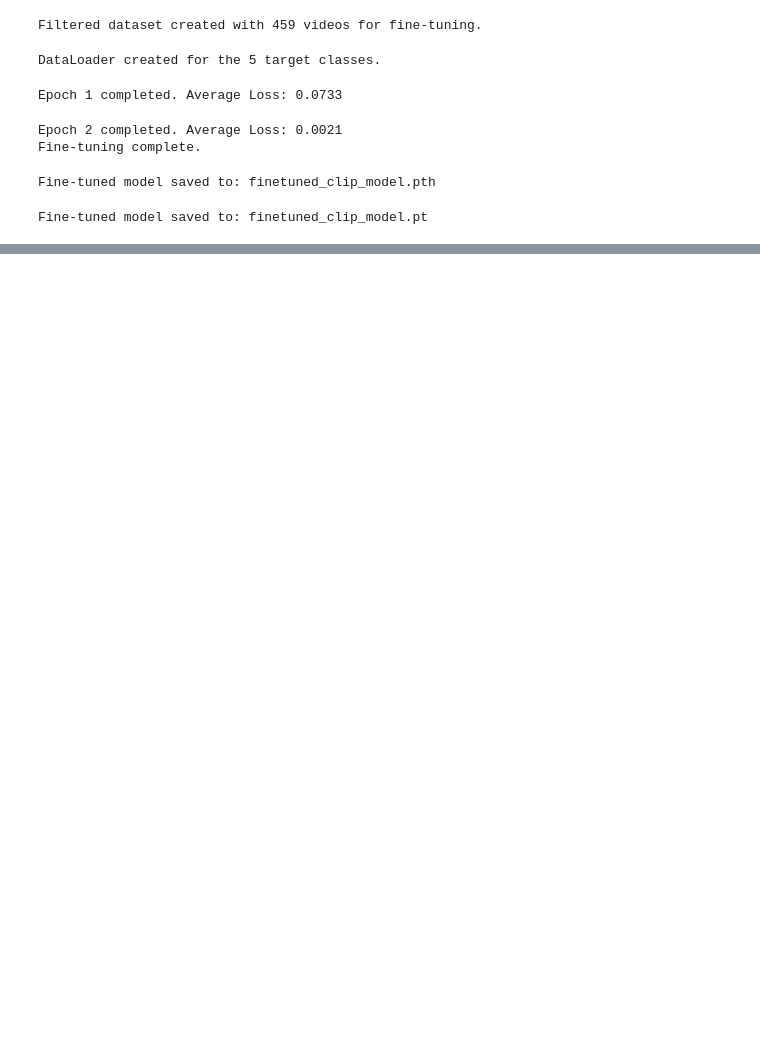
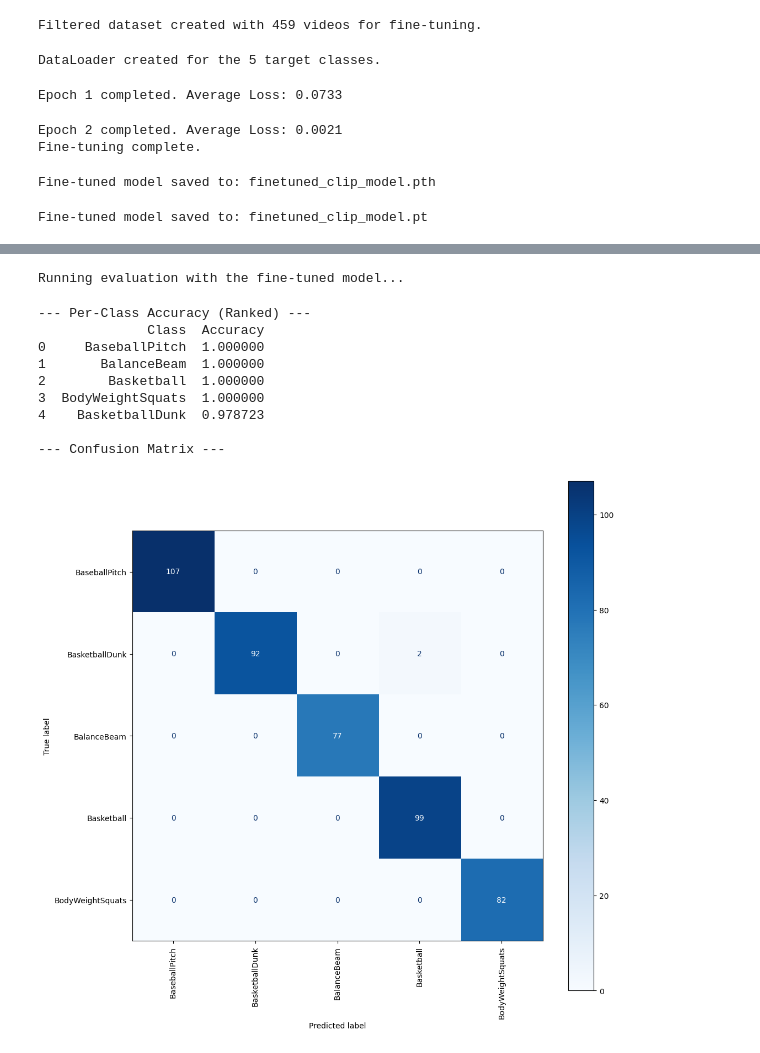
Before and after one commit to liswahyuni/Action-RecognitionVLM, a Jupyter notebook: ActionRecognition.ipynb, the cells around one changed output, grey strips where cells are left out. Drawn from its saved outputs; the diff is of its cells as text; code cells hidden in the pictures; blank space fills up the shorter version.

```diff
--- a/ActionRecognition.ipynb
+++ b/ActionRecognition.ipynb
@@ -717,0 +766,3 @@ finetuned_predicted_labels, finetuned_true_labels = fine_tune_perform_zero_shot_
+# %%
+DEVICE = "cuda" if torch.cuda.is_available() else "cpu"
+MODEL_NAME = "ViT-B/32"
@@ -717,0 +934,5 @@ finetuned_predicted_labels, finetuned_true_labels = fine_tune_perform_zero_shot_
+# %%
+# Create the optimizer, passing only the trainable parameters to it
+optimizer = torch.optim.AdamW(filter(lambda p: p.requires_grad, model.parameters()), lr=1e-5)
+loss_fn = torch.nn.CrossEntropyLoss()
+print("Optimizer and loss function created for the trainable layer.")
@@ -717,0 +941,10 @@ finetuned_predicted_labels, finetuned_true_labels = fine_tune_perform_zero_shot_
+# %%
+# Run the fine-tuning process
+fine_tuned_model = fine_tune_model(
+    model,
+    finetune_loader,
+    optimizer,
+    loss_fn,
+    class_names_for_tuning=CLASSES_TO_FINETUNE,
+    num_epochs=3
+)
@@ -717,0 +996,44 @@ finetuned_predicted_labels, finetuned_true_labels = fine_tune_perform_zero_shot_
+# %%
+# Evaluate the fine-tuned model on the test set
+print("Running evaluation with the fine-tuned model...")
+finetuned_predicted_labels, finetuned_true_labels = evaluate_model(
+    fine_tuned_model,
+    finetune_videos,
+    finetune_labels,
+    CLASSES_TO_FINETUNE,  # Use the original full list of classes for evaluation
+    split_name='Test'
+)
+
+# Calculate and display the per-class accuracy rank
+print("\n--- Per-Class Accuracy (Ranked) ---")
+freeze_class_accuracy_df = calculate_class_accuracy(
+    finetuned_true_labels,
+    finetuned_predicted_labels,
+    CLASSES_TO_FINETUNE
+)
+print(freeze_class_accuracy_df)
+
+# Generate and display the confusion matrix
+print("\n--- Confusion Matrix ---")
+cm = confusion_matrix(
+    finetuned_true_labels,
+    finetuned_predicted_labels,
+    labels=np.arange(len(CLASSES_TO_FINETUNE))
+)
+
+fig, ax = plt.subplots(figsize=(12, 12))
+disp = ConfusionMatrixDisplay(confusion_matrix=cm, display_labels=CLASSES_TO_FINETUNE)
+disp.plot(ax=ax, xticks_rotation='vertical', cmap='Blues')
+plt.show()
+# %% [output]
+Running evaluation with the fine-tuned model...
+--- Per-Class Accuracy (Ranked) ---
+              Class  Accuracy
+0     BaseballPitch  1.000000
+1       BalanceBeam  1.000000
+2        Basketball  1.000000
+3  BodyWeightSquats  1.000000
+4    BasketballDunk  0.978723
+
+--- Confusion Matrix ---
+[figure, added]
```
Also changed, not shown: parts of 28 cells of this notebook.
